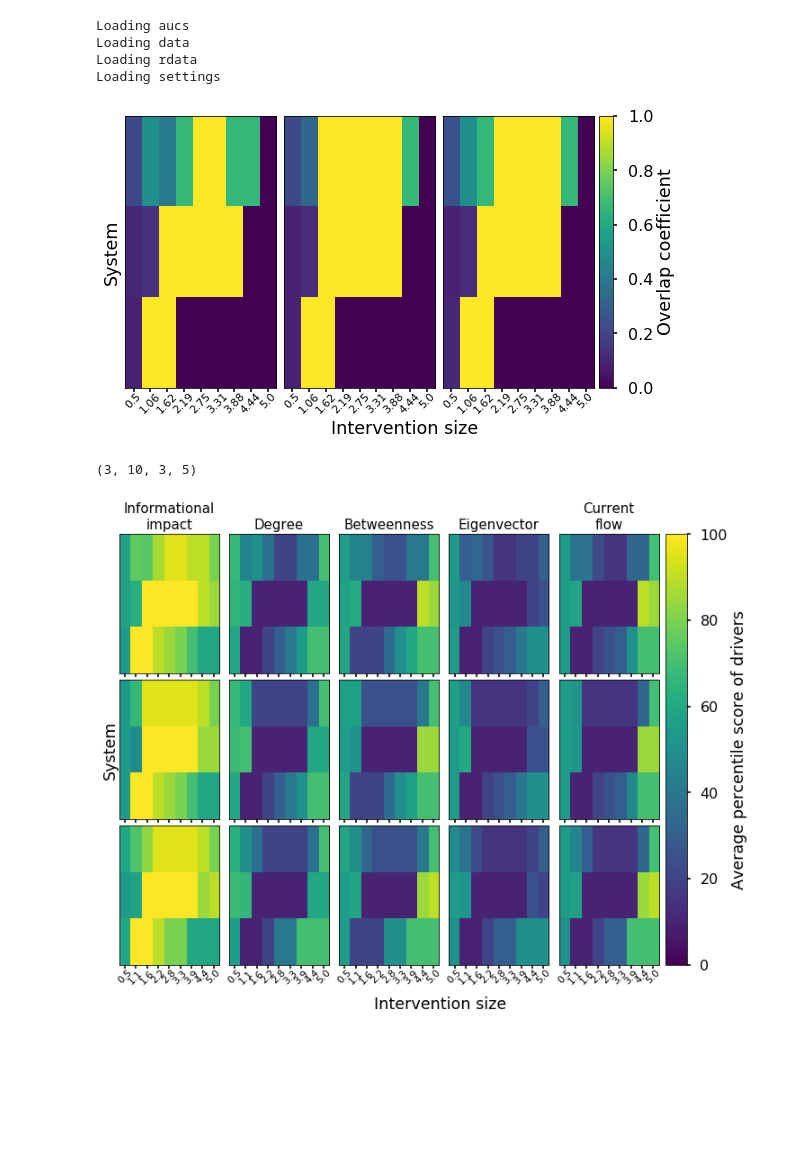
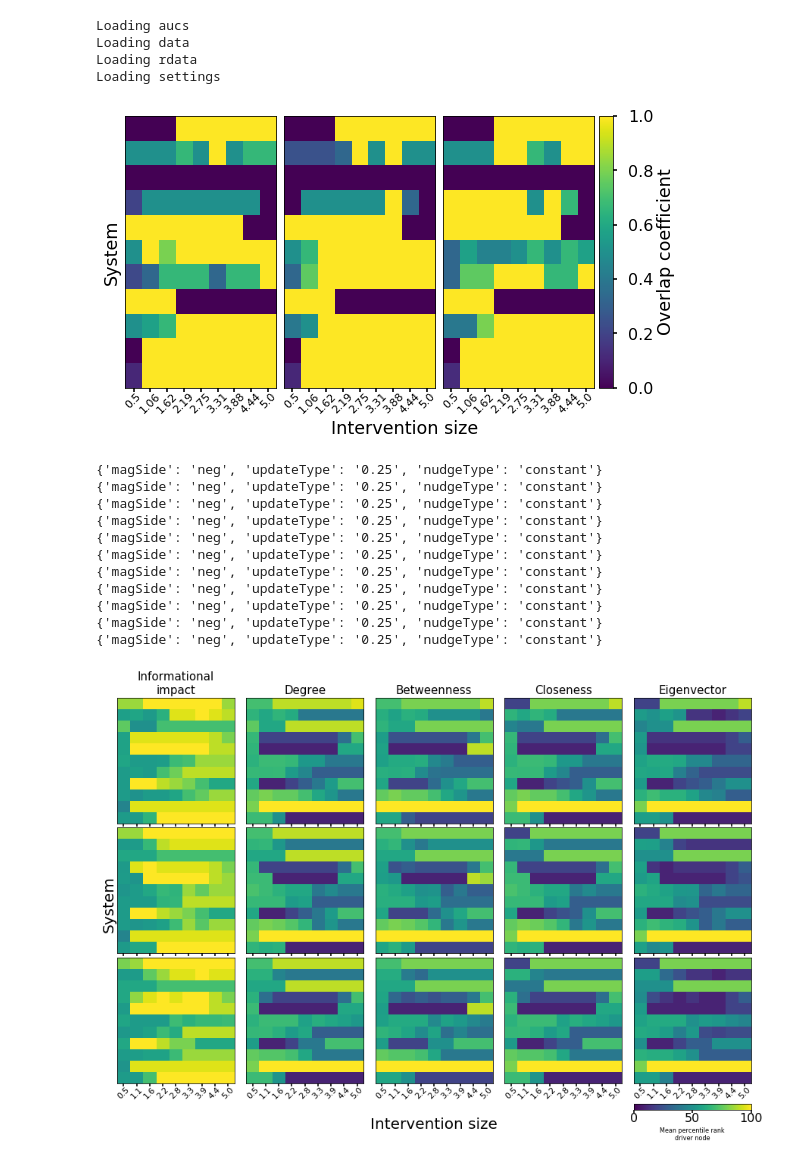
Before and after one commit to cvanelteren/information_impact, a Jupyter notebook: Notebooks/percentile analysis.ipynb, the cells around one changed output. Saved outputs shown, nothing was run; the diff lists cells and outputs as text; code cells hidden in the pictures; blank space fills up the shorter version.

```diff
--- a/Notebooks/percentile analysis.ipynb
+++ b/Notebooks/percentile analysis.ipynb
@@ -102,7 +141,7 @@ fig, ax = plt.subplots(1, ntemp, figsize = (10, 5), \
                        sharex = 'all', sharey = 'all')
 for temp in range(ntemp):
     tax = ax[temp]
-    h = tax.imshow(overlaps[:, 1:, temp], \
+    h = tax.imshow([i[1:, temp] for i in overlaps.values()], \
                    vmin = 0, vmax = 1, aspect = 'auto')
     tax.set_yticks([])
     tax.set_xticks(xr)
@@ -119,44 +158,73 @@ fig.colorbar(h, ax = ax, label = 'Overlap coefficient', pad = 0.01)
 
 fig.show()
 # %% [output]
-[figure, old version]
+[figure, new version]
-# %%
-pscores.shape
-# %% [output]
-(3, 10, 3, 5)
+# %%
+for k, v in settings.items():
+    print(v['modelSettings'])
+# %% [output]
+{'magSide': 'neg', 'updateType': '0.25', 'nudgeType': 'constant'}
+{'magSide': 'neg', 'updateType': '0.25', 'nudgeType': 'constant'}
+{'magSide': 'neg', 'updateType': '0.25', 'nudgeType': 'constant'}
+{'magSide': 'neg', 'updateType': '0.25', 'nudgeType': 'constant'}
+{'magSide': 'neg', 'updateType': '0.25', 'nudgeType': 'constant'}
+{'magSide': 'neg', 'updateType': '0.25', 'nudgeType': 'constant'}
+{'magSide': 'neg', 'updateType': '0.25', 'nudgeType': 'constant'}
+{'magSide': 'neg', 'updateType': '0.25', 'nudgeType': 'constant'}
+{'magSide': 'neg', 'updateType': '0.25', 'nudgeType': 'constant'}
+{'magSide': 'neg', 'updateType': '0.25', 'nudgeType': 'constant'}
+{'magSide': 'neg', 'updateType': '0.25', 'nudgeType': 'constant'}
 # %%
+%matplotlib inline
+
+gs = dict(height_ratios = [1, 1, 1, .1, .05])
 # now use the driver nodes to estimate the percentiles
-fig, ax = plt.subplots(ntemp,\
+fig, ax = plt.subplots(ntemp + 2,\
                        conditions,\
-                      sharex = 'all',\
-                      sharey = 'all')
+                      sharey = 'row',\
+                      gridspec_kw = gs,\
+                      figsize = (15, 10))
 
 conditionLabels = ['Informational\nimpact', *list(centralities.keys())]
+conditionLabels = [i.replace('_', '\n').capitalize() for i in conditionLabels]
 for condition in range(conditions):
     for temp in range(ntemp):
         tax = ax[temp, condition]
         tax.set_yticks([])
         tax.set_xticks(xr)
         tax.set_xticklabels(np.round(pulses, 1), rotation = 45, \
                             fontsize = 11)
 
         tax.tick_params(axis = 'x',\
                        pad = 0.1)
         if temp == 0:
             title = conditionLabels[condition].replace('_', '\n').capitalize()
             tax.set_title(title, fontsize = 15)
 
-        h = tax.imshow(pscores[..., 1:, temp, condition], \
+        h = tax.imshow([i[1:, temp, condition] for i in pscores.values()], \
                        vmin = 0, vmax = 100, aspect = 'auto',\
+#                       )
                       interpolation = None)
+
+
+        if condition == conditions - 1 and temp == ntemp -1 :
+            plt.colorbar(h, cax = ax[-1,condition], orientation = 'horizontal')
+#             fig.colorbar(h, cax = ax[-1, condition], orientation = 'horitzontal')
+
+for axi in ax[-2:, :].ravel()[:-1]:
+    axi.axis('off')
+ax[-1, -1].set_xticks([0, 100])
+ax[-1, -1].tick_params(axis = 'x', pad = 0.01)
+ax[-1, -1].set_xlabel('Mean percentile rank\ndriver node', fontsize = 8)
+
 fig.subplots_adjust(hspace = .05, wspace = .10)
-fig.colorbar(h, ax = ax, pad = .01, \
-             label = 'Average percentile score of drivers')
+# fig.colorbar(h, ax = ax[:2, :], pad = .01, \
+#              label = 'Average percentile score of drivers')
 mainax = fig.add_subplot(111, frameon = 0, \
                         xticks = [],\
                         yticks = [])
-mainax.set_xlabel('Intervention size', labelpad = 35)
-mainax.set_ylabel('System', labelpad = 0.5)
+mainax.set_xlabel('Intervention size', fontsize = 20,  labelpad = 10)
+mainax.set_ylabel('System', fontsize = 20, labelpad = 1.5)
 fig.show()
 # %% [output]
-[figure, old version]
+[figure, new version]
```
Also changed, not shown: parts of 8 cells of this notebook, 9 other files.
